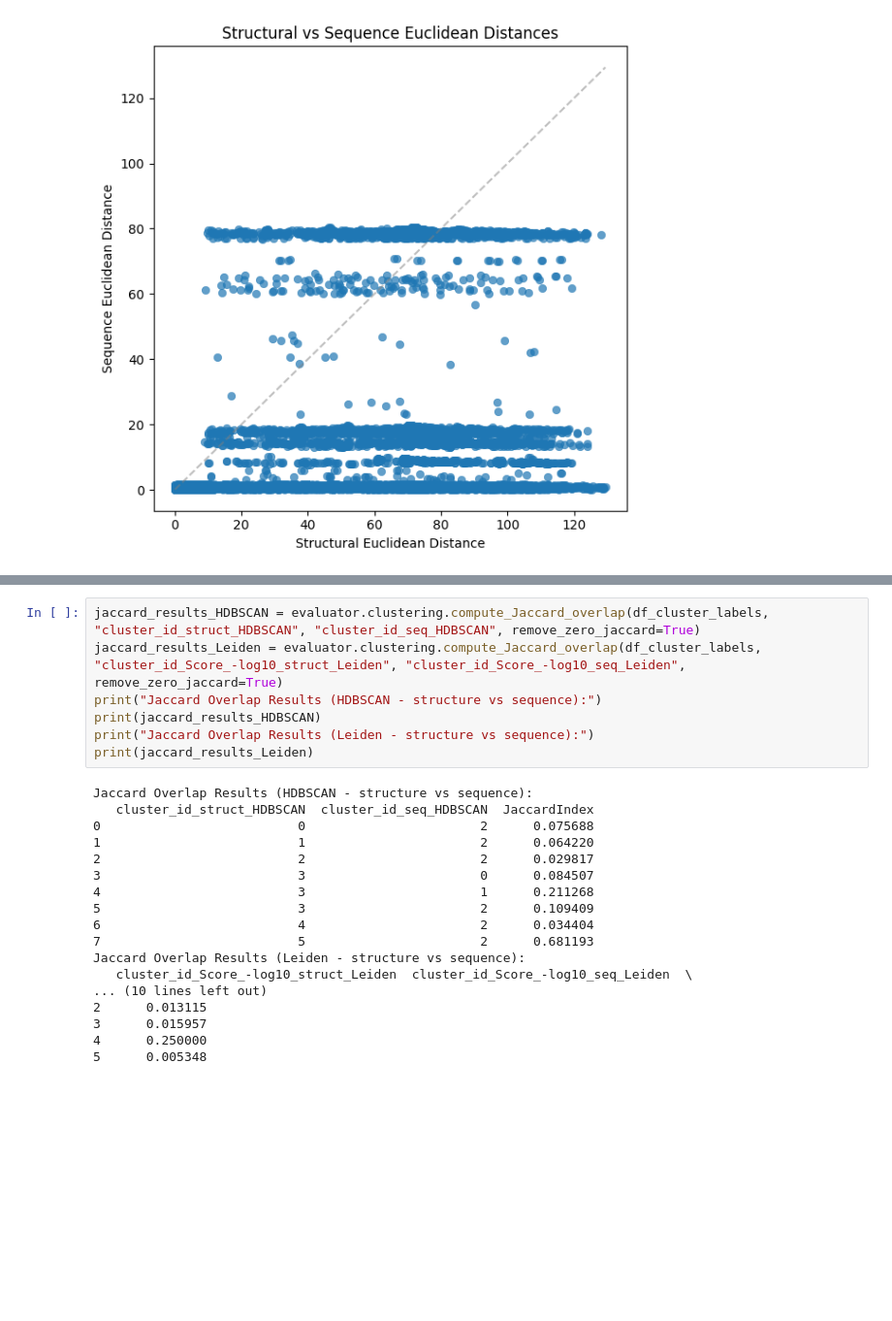
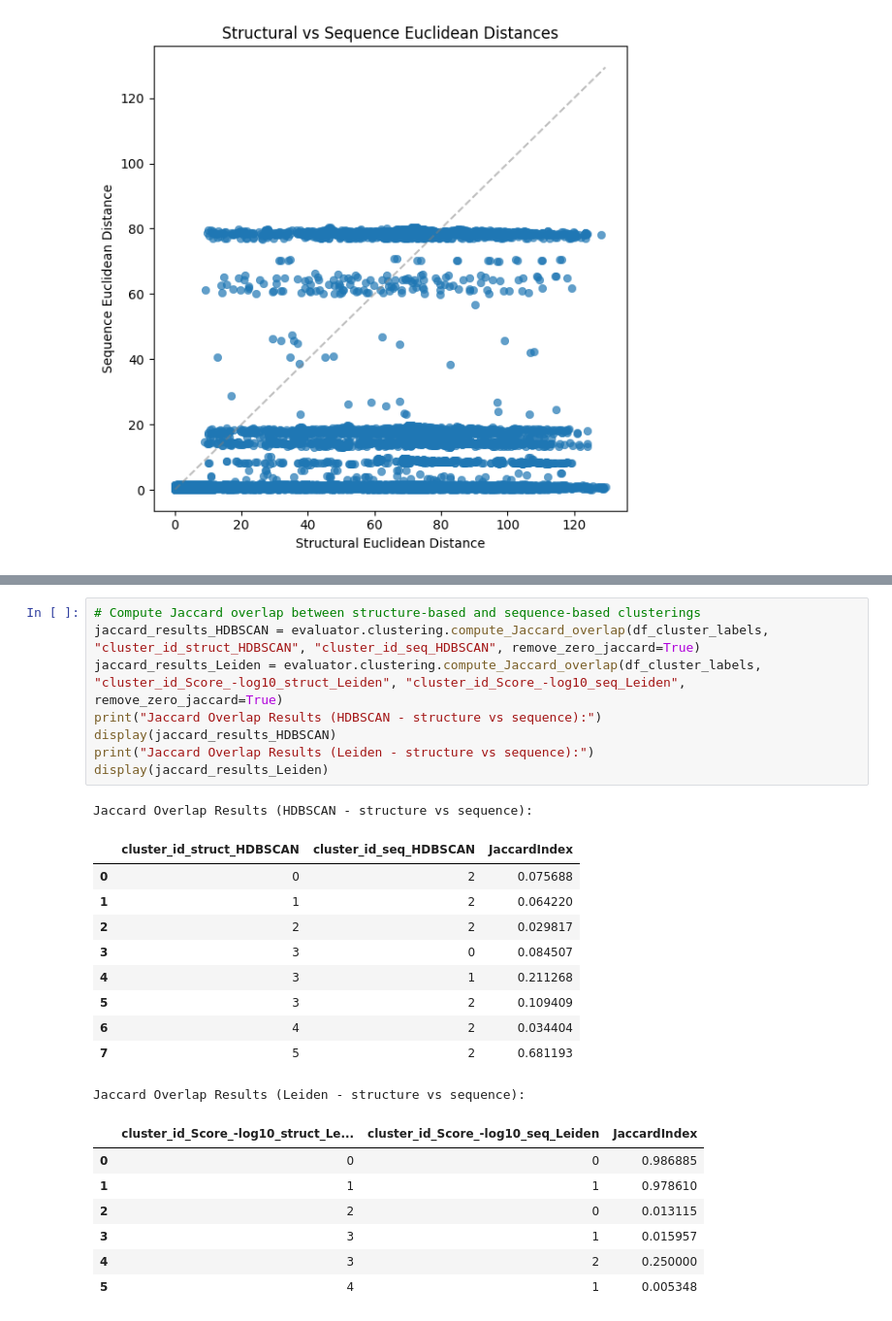
Before and after one commit to ElhabashyLab/3DClans, a Jupyter notebook: Scores_Evaluation/evaluation.ipynb, the cells around one changed output, grey strips where cells are left out. Shown at 97% size. Drawn from its saved outputs; the diff is of its cells as text; blank space fills up the shorter version.

```diff
--- a/Scores_Evaluation/evaluation.ipynb
+++ b/Scores_Evaluation/evaluation.ipynb
@@ -154,25 +160,27 @@ Clustering agreement (Leiden): {'ARI': 0.9679424999000981, 'NMI': 0.936283556884
 # %%
+# Compute Jaccard overlap between structure-based and sequence-based clusterings
 jaccard_results_HDBSCAN = evaluator.clustering.compute_Jaccard_overlap(df_cluster_labels, "cluster_id_struct_HDBSCAN", "cluster_id_seq_HDBSCAN", remove_zero_jaccard=True)
 jaccard_results_Leiden = evaluator.clustering.compute_Jaccard_overlap(df_cluster_labels, "cluster_id_Score_-log10_struct_Leiden", "cluster_id_Score_-log10_seq_Leiden", remove_zero_jaccard=True)
 print("Jaccard Overlap Results (HDBSCAN - structure vs sequence):")
-print(jaccard_results_HDBSCAN)
+display(jaccard_results_HDBSCAN)
 print("Jaccard Overlap Results (Leiden - structure vs sequence):")
-print(jaccard_results_Leiden)
+display(jaccard_results_Leiden)
 # %% [output]
 Jaccard Overlap Results (HDBSCAN - structure vs sequence):
-   cluster_id_struct_HDBSCAN  cluster_id_seq_HDBSCAN  JaccardIndex
-0                          0                       2      0.075688
-1                          1                       2      0.064220
-2                          2                       2      0.029817
-3                          3                       0      0.084507
-4                          3                       1      0.211268
-5                          3                       2      0.109409
-6                          4                       2      0.034404
-7                          5                       2      0.681193
-Jaccard Overlap Results (Leiden - structure vs sequence):
-   cluster_id_Score_-log10_struct_Leiden  cluster_id_Score_-log10_seq_Leiden  \
-... (10 lines left out)
-2      0.013115
-3      0.015957
-4      0.250000
-5      0.005348
+|  | cluster_id_struct_HDBSCAN | cluster_id_seq_HDBSCAN | JaccardIndex |
+| 0 | 0 | 2 | 0.075688 |
+| 1 | 1 | 2 | 0.064220 |
+| 2 | 2 | 2 | 0.029817 |
+| 3 | 3 | 0 | 0.084507 |
+| 4 | 3 | 1 | 0.211268 |
+| 5 | 3 | 2 | 0.109409 |
+| 6 | 4 | 2 | 0.034404 |
+| 7 | 5 | 2 | 0.681193 |
+Jaccard Overlap Results (Leiden - structure vs sequence):
+|  | cluster_id_Score_-log10_struct_Le... | cluster_id_Score_-log10_seq_Leiden | JaccardIndex |
+| 0 | 0 | 0 | 0.986885 |
+| 1 | 1 | 1 | 0.978610 |
+| 2 | 2 | 0 | 0.013115 |
+| 3 | 3 | 1 | 0.015957 |
+| 4 | 3 | 2 | 0.250000 |
+| 5 | 4 | 1 | 0.005348 |
```
Also changed, not shown: parts of 5 cells of this notebook, 1 other file.
